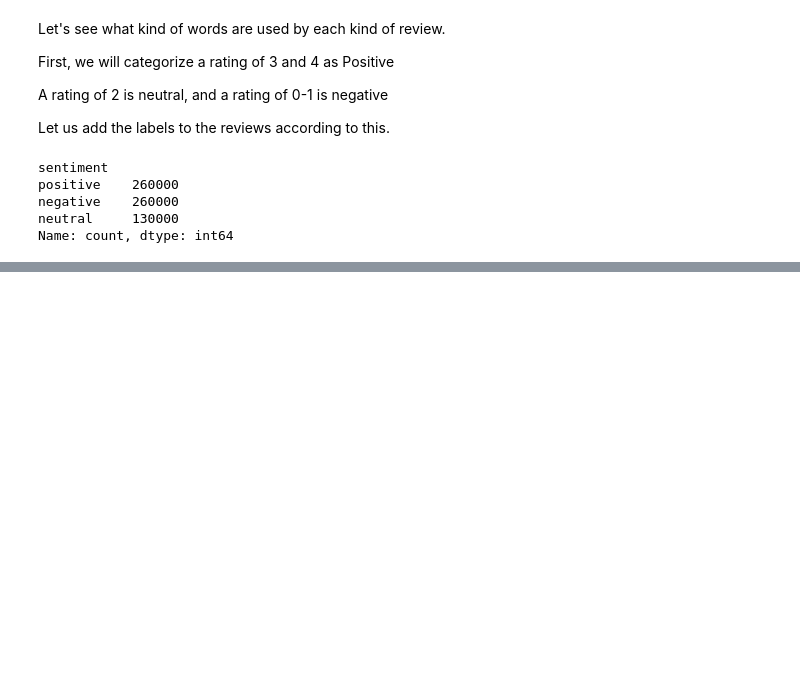
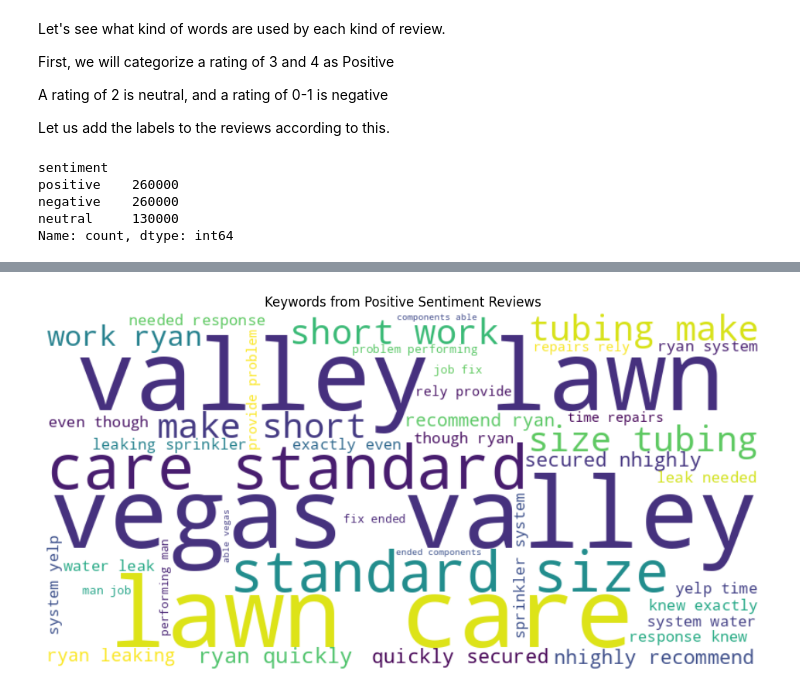
Before and after one commit to snowclipsed/CS6120, a Jupyter notebook: Assignments/A4/notebooks/A4_data_exploration.ipynb, the cells around one changed output, grey strips where cells are left out. Drawn from its saved outputs; the diff is of its cells as text; code cells hidden in the pictures; blank space fills up the shorter version.

```diff
--- a/Assignments/A4/notebooks/A4_data_exploration.ipynb
+++ b/Assignments/A4/notebooks/A4_data_exploration.ipynb
@@ -162,0 +228,14 @@ Name: count, dtype: int64
+# %%
+from rake_nltk import Rake
+
+
+# Initialize the RAKE extractor
+r = Rake()
+
+# Extract keywords for each review
+positive_df['keywords'] = positive_df['text'].apply(lambda x: r.extract_keywords_from_text(x))
+positive_df['ranked_keywords'] = positive_df['keywords'].apply(lambda x: r.get_ranked_phrases())
+negative_df['keywords'] = negative_df['text'].apply(lambda x: r.extract_keywords_from_text(x))
+negative_df['ranked_keywords'] = negative_df['keywords'].apply(lambda x: r.get_ranked_phrases())
+neutral_df['keywords'] = neutral_df['text'].apply(lambda x: r.extract_keywords_from_text(x))
+neutral_df['ranked_keywords'] = neutral_df['keywords'].apply(lambda x: r.get_ranked_phrases())
@@ -162,0 +260,15 @@ Name: count, dtype: int64
+# %%
+# Concatenate all the ranked keywords for positive sentiment
+positive_keywords = ' '.join([' '.join(keywords) for keywords in positive_df['ranked_keywords']])
+
+# Generate the word cloud for positive sentiment
+positive_wordcloud = WordCloud(width=800, height=400, background_color='white').generate(positive_keywords)
+
+# Plot the word cloud for positive sentiment
+plt.figure(figsize=(12, 6))
+plt.imshow(positive_wordcloud, interpolation='bilinear')
+plt.axis('off')
+plt.title('Keywords from Positive Sentiment Reviews')
+plt.show()
+# %% [output]
+[figure, added]
```
Also changed, not shown: parts of 11 cells of this notebook.
